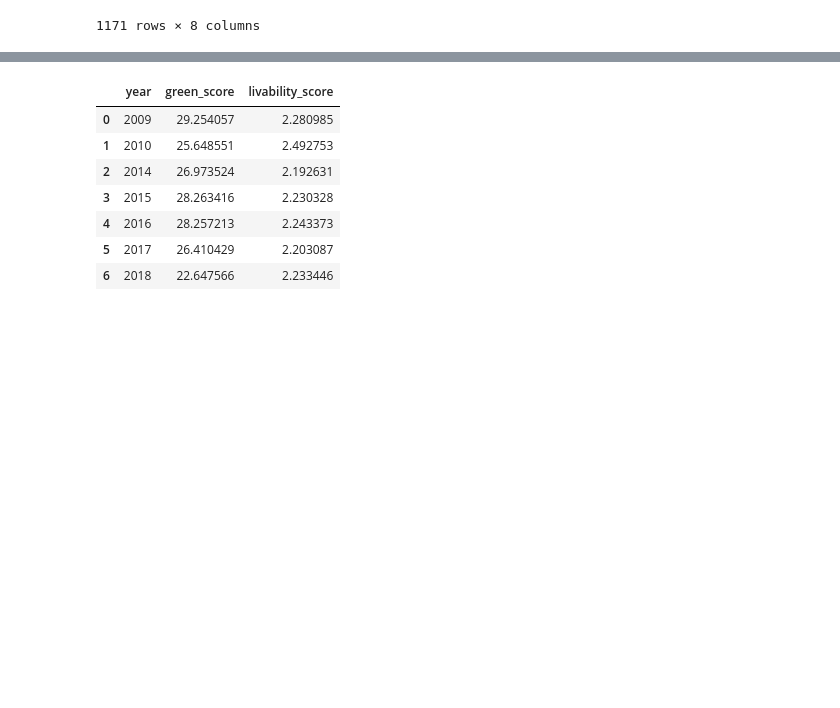
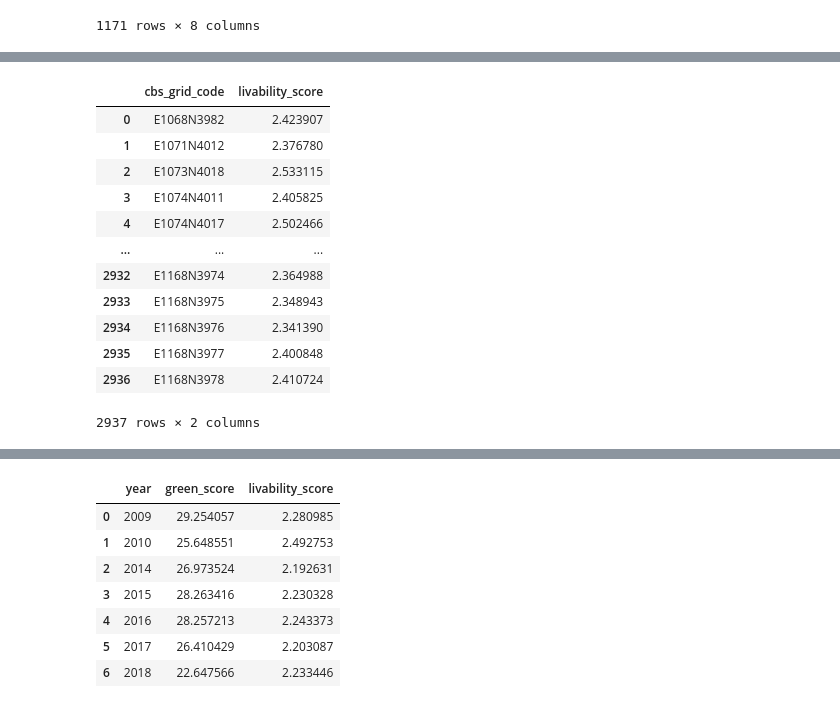
Before and after one commit to KacperJanczyk220646/GreenScape, a Jupyter notebook: EDA/Simona/livability3.0_EDA.ipynb, the cells around one changed output, grey strips where cells are left out. Drawn from its saved outputs; the diff is of its cells as text; code cells hidden in the pictures; blank space fills up the shorter version.

```diff
--- a/EDA/Simona/livability3.0_EDA.ipynb
+++ b/EDA/Simona/livability3.0_EDA.ipynb
@@ -363,3 +360,19 @@ Indexing with multiple keys (implicitly converted to a tuple of keys) will be de
+# %%
+df_livability
+# %% [output]
+|  | cbs_grid_code | livability_score |
+| 0 | E1068N3982 | 2.423907 |
+| 1 | E1071N4012 | 2.376780 |
+| 2 | E1073N4018 | 2.533115 |
+| 3 | E1074N4011 | 2.405825 |
+| 4 | E1074N4017 | 2.502466 |
+| ... | ... | ... |
+| 2932 | E1168N3974 | 2.364988 |
+| 2933 | E1168N3975 | 2.348943 |
+| 2934 | E1168N3976 | 2.341390 |
+| 2935 | E1168N3977 | 2.400848 |
+| 2936 | E1168N3978 | 2.410724 |
+2937 rows × 2 columns
 # %%
 result
 # %% [output]
```
Also changed, not shown: parts of 11 cells of this notebook, 12 other files.
